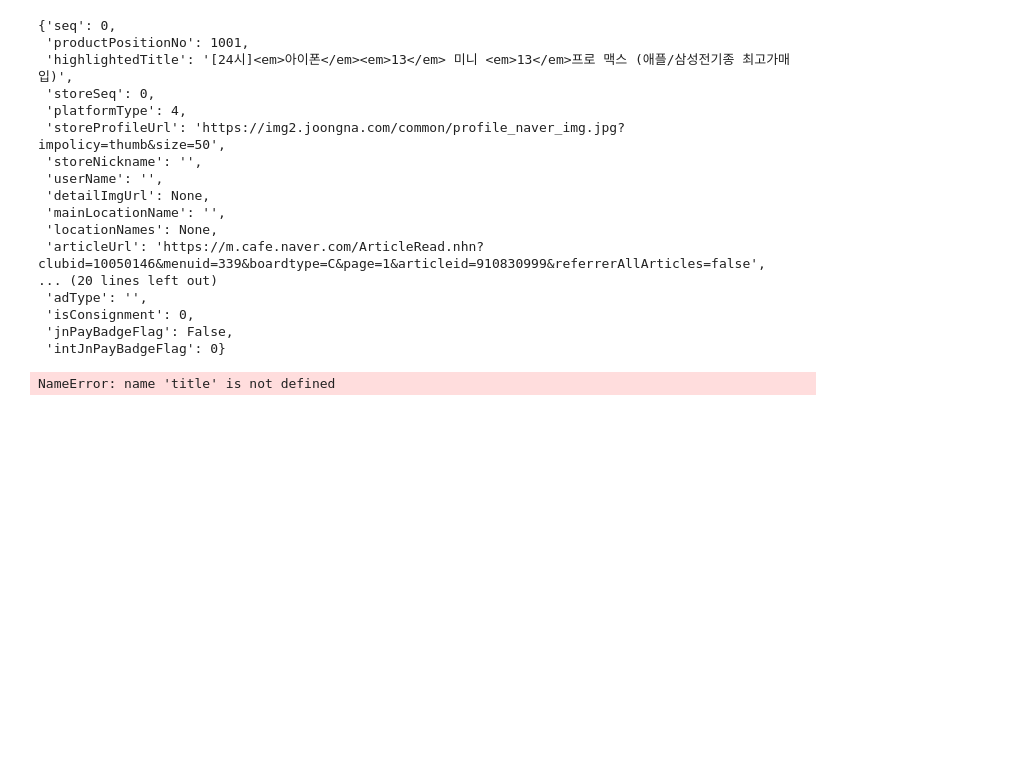
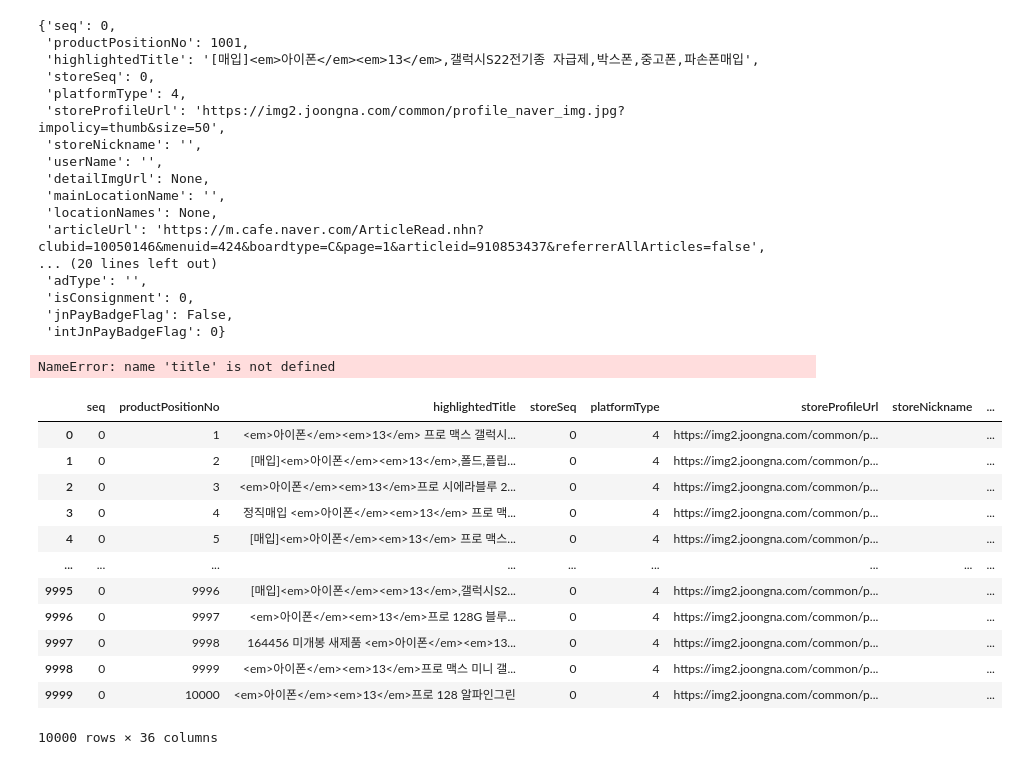
Before and after one commit to capstoneIldanGo/used_product_crawler, a Jupyter notebook: joongna_crawler.ipynb, the cells around one changed output. Cells and saved outputs as stored; diff of their text form; code cells hidden in the pictures; blank space fills up the shorter version.

```diff
--- a/joongna_crawler.ipynb
+++ b/joongna_crawler.ipynb
@@ -9,10 +13,10 @@ data = {
     "filter":{
 #         "categoryDepth":0,
 #         "categorySeq":0,
-        "dateFilterParameter":{
-            "sortEndDate":"2022-04-15",
-            "sortStartDate":"2022-04-13"
-        },
+#         "dateFilterParameter":{
+#             "sortEndDate":"2022-04-15",
+#             "sortStartDate":"2022-04-13"
+#         },
         "productCondition":-1,
         "flawedYn":0,
         "fullPackageYn":0,
@@ -114,7 +138,7 @@ data['items'][1000]
 # %% [output]
 {'seq': 0,
  'productPositionNo': 1001,
- 'highlightedTitle': '[24시]<em>아이폰</em><em>13</em> 미니 <em>13</em>프로 맥스 (애플/삼성전기종 최고가매입)',
+ 'highlightedTitle': '[매입]<em>아이폰</em><em>13</em>,갤럭시S22전기종 자급제,박스폰,중고폰,파손폰매입',
  'storeSeq': 0,
  'platformType': 4,
  'storeProfileUrl': 'https://img2.joongna.com/common/profile_naver_img.jpg?impolicy=thumb&size=50',
@@ -123,7 +147,7 @@ data['items'][1000]
  'detailImgUrl': None,
  'mainLocationName': '',
  'locationNames': None,
- 'articleUrl': 'https://m.cafe.naver.com/ArticleRead.nhn?clubid=10050146&menuid=339&boardtype=C&page=1&articleid=910830999&referrerAllArticles=false',
+ 'articleUrl': 'https://m.cafe.naver.com/ArticleRead.nhn?clubid=10050146&menuid=424&boardtype=C&page=1&articleid=910853437&referrerAllArticles=false',
 ... (20 lines left out)
  'adType': '',
  'isConsignment': 0,
@@ -139,2 +165,19 @@ sortDate
 # %% [output]
 NameError: name 'title' is not defined
+# %%
+df=pd.DataFrame(data['items'])
+df
+# %% [output]
+|  | seq | productPositionNo | highlightedTitle | storeSeq | platformType | storeProfileUrl | storeNickname | ... |
+| 0 | 0 | 1 | <em>아이폰</em><em>13</em> 프로 맥스 갤럭시... | 0 | 4 | https://img2.joongna.com/common/p... |  | ... |
+| 1 | 0 | 2 | [매입]<em>아이폰</em><em>13</em>,폴드,플립... | 0 | 4 | https://img2.joongna.com/common/p... |  | ... |
+| 2 | 0 | 3 | <em>아이폰</em><em>13</em>프로 시에라블루 2... | 0 | 4 | https://img2.joongna.com/common/p... |  | ... |
+| 3 | 0 | 4 | 정직매입 <em>아이폰</em><em>13</em> 프로 맥... | 0 | 4 | https://img2.joongna.com/common/p... |  | ... |
+| 4 | 0 | 5 | [매입]<em>아이폰</em><em>13</em> 프로 맥스... | 0 | 4 | https://img2.joongna.com/common/p... |  | ... |
+| ... | ... | ... | ... | ... | ... | ... | ... | ... |
+| 9995 | 0 | 9996 | [매입]<em>아이폰</em><em>13</em>,갤럭시S2... | 0 | 4 | https://img2.joongna.com/common/p... |  | ... |
+| 9996 | 0 | 9997 | <em>아이폰</em><em>13</em>프로 128G 블루... | 0 | 4 | https://img2.joongna.com/common/p... |  | ... |
+| 9997 | 0 | 9998 | 164456 미개봉 새제품 <em>아이폰</em><em>13... | 0 | 4 | https://img2.joongna.com/common/p... |  | ... |
+| 9998 | 0 | 9999 | <em>아이폰</em><em>13</em>프로 맥스 미니 갤... | 0 | 4 | https://img2.joongna.com/common/p... |  | ... |
+| 9999 | 0 | 10000 | <em>아이폰</em><em>13</em>프로 128 알파인그린 | 0 | 4 | https://img2.joongna.com/common/p... |  | ... |
+10000 rows × 36 columns
```
Also changed, not shown: parts of 9 cells of this notebook, 1 other file.
